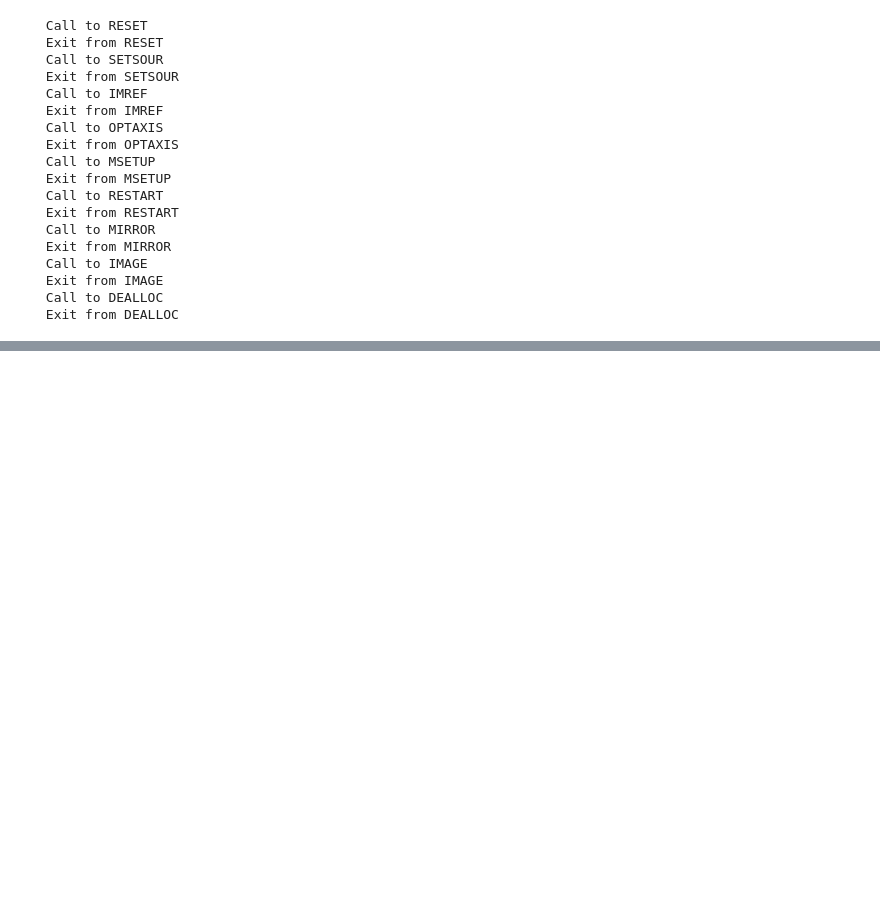
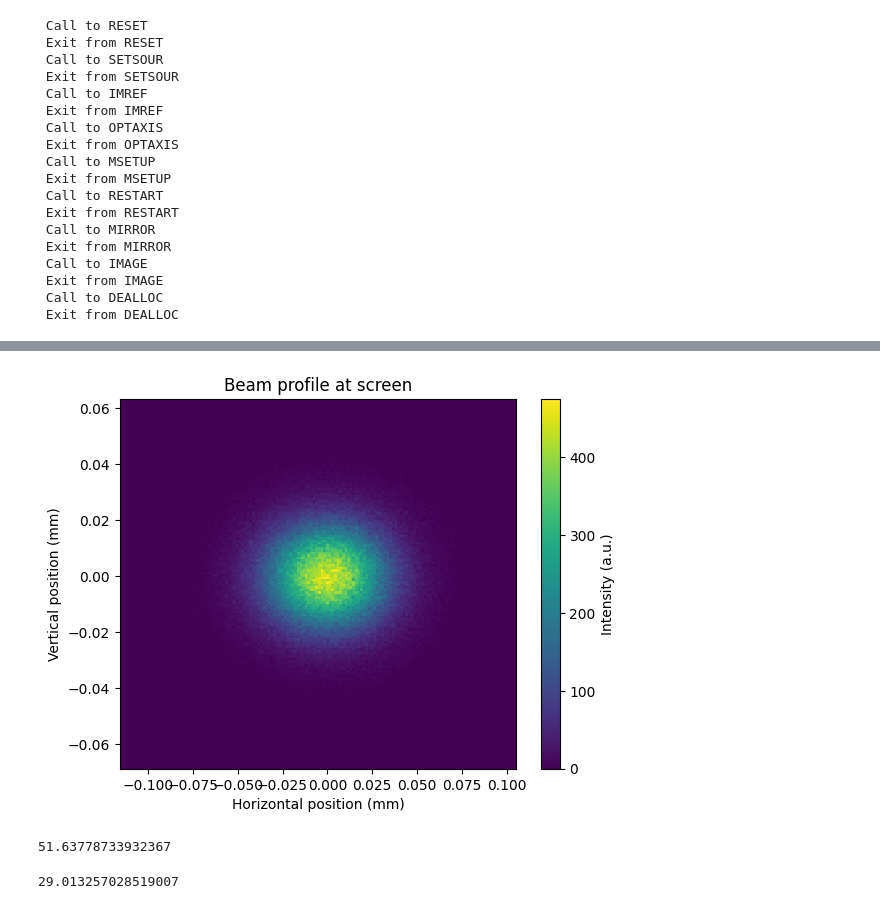
Before and after one commit to amici-lnls/cax-control, a Jupyter notebook: notebooks/cax_shadow_experiments.ipynb, the cells around one changed output, grey strips where cells are left out. Drawn from its saved outputs; the diff is of its cells as text; code cells hidden in the pictures; blank space fills up the shorter version.

```diff
--- a/notebooks/cax_shadow_experiments.ipynb
+++ b/notebooks/cax_shadow_experiments.ipynb
@@ -309,0 +525,9 @@ print(beam.histo1(1)['histogram'][0])
+# %%
+beam = Shadow.Beam()
+oes = [src, mrr, empty_element, screen, empty_element_2]
+
+beam.genSource(src)
+
+for i, oe in enumerate(oes[1:]):
+    print(f"Tracing optical element {i+1}/{len(oes)}")
+    beam.traceOE(oe, i+1)
@@ -309,0 +552,19 @@ print(beam.histo1(1)['histogram'][0])
+# %%
+ticket = beam.histo2(1, 3, nbins=150, nolost=1, ref=23)
+
+plt.pcolormesh(ticket["bin_h_edges"], ticket["bin_v_edges"], ticket["histogram"].T)
+plt.xlabel("Horizontal position (mm)")
+plt.ylabel("Vertical position (mm)")
+plt.title("Beam profile at screen")
+plt.colorbar(label="Intensity (a.u.)")
+plt.show()
+# %% [output]
+[figure, added]
+# %%
+ticket['fwhm_h']*1000
+# %% [output]
+51.63778733932367
+# %%
+ticket['fwhm_v']*1000
+# %% [output]
+29.013257028519007
```
Also changed, not shown: parts of 22 cells of this notebook, 4 other files.
